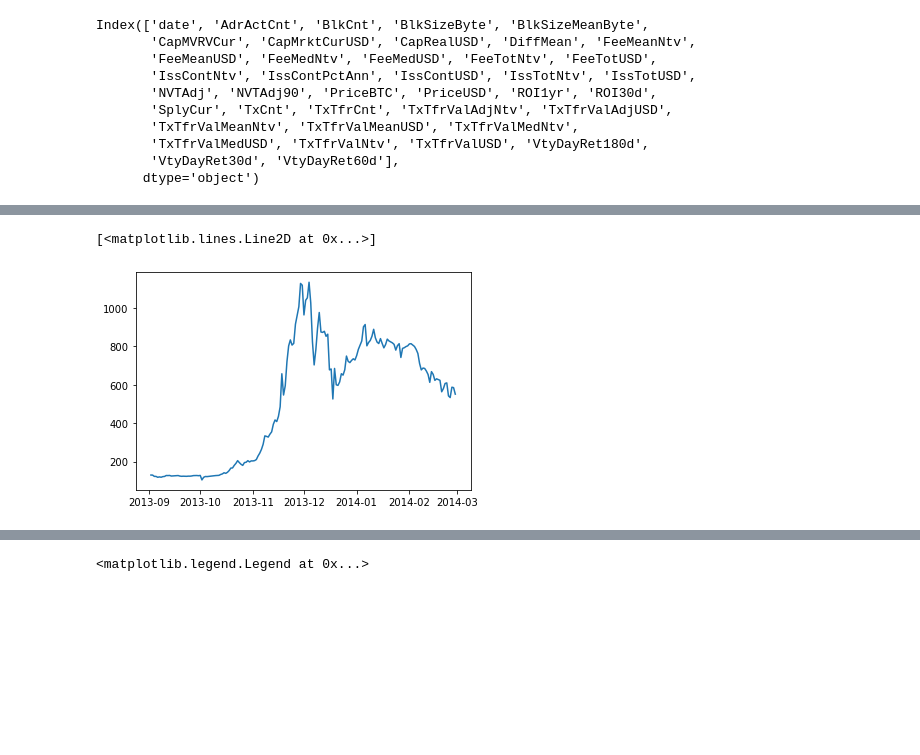
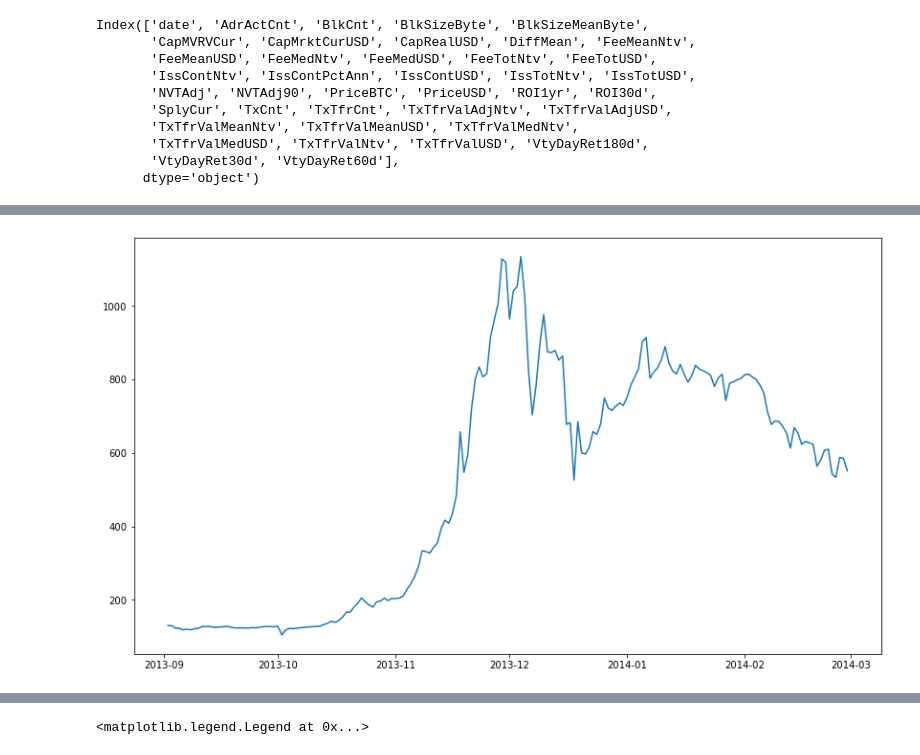
Before and after one commit to jcastrence/jcastrence.github.io, a Jupyter notebook: data_science_tutorial.ipynb, the cells around one changed output, grey strips where cells are left out. Drawn from its saved outputs; the diff is of its cells as text; code cells hidden in the pictures; blank space fills up the shorter version.

```diff
--- a/Untitled.ipynb
+++ b/data_science_tutorial.ipynb
@@ -261,7 +312,7 @@ plt.plot(bubble2.date, bubble2.PriceUSD)
 [figure]
 # %%
-plt.plot(bubble3.date, bubble3.PriceUSD)
+plt.figure(figsize=(14, 8))
+plt.plot(bubble3.date, bubble3.PriceUSD);
 # %% [output]
-[<matplotlib.lines.Line2D at 0x...>]
-[figure, old version]
+[figure, new version]
 # %%
```
Also changed, not shown: parts of 16 cells of this notebook, 1 other file.
